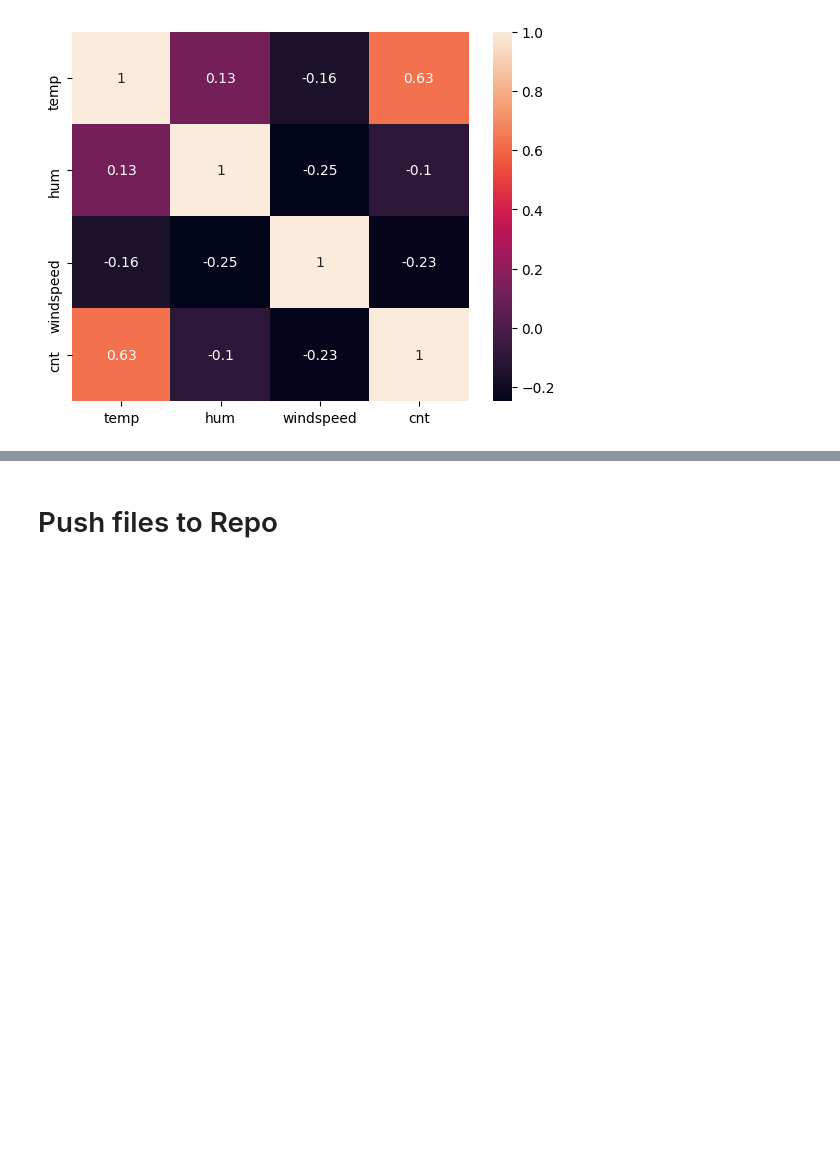
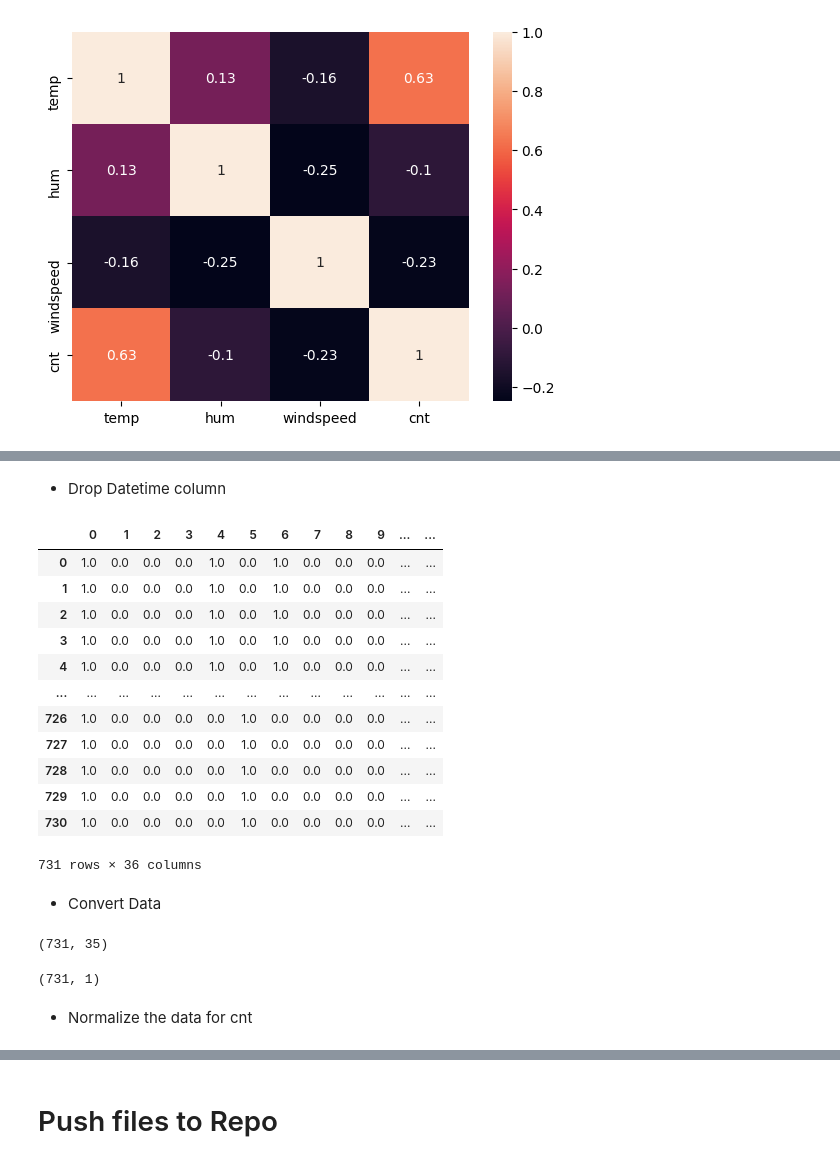
Before and after one commit to Xh3ni/BikeSharingRental, a Jupyter notebook: jupyter_notebooks/Visualize Dataset.ipynb, the cells around one changed output, grey strips where cells are left out. Drawn from its saved outputs; the diff is of its cells as text; code cells hidden in the pictures; blank space fills up the shorter version.

```diff
--- a/jupyter_notebooks/Visualize Dataset.ipynb
+++ b/jupyter_notebooks/Visualize Dataset.ipynb
@@ -275,0 +362,22 @@ sns.heatmap(X_numerical.corr(), annot =True)
+# %% [markdown]
+* Drop Datetime column
+# %%
+X_all = X_all.drop('dteday', axis = 1)
+# %%
+X_all
+# %% [output]
+|  | 0 | 1 | 2 | 3 | 4 | 5 | 6 | 7 | 8 | 9 | ... | ... |
+| 0 | 1.0 | 0.0 | 0.0 | 0.0 | 1.0 | 0.0 | 1.0 | 0.0 | 0.0 | 0.0 | ... | ... |
+| 1 | 1.0 | 0.0 | 0.0 | 0.0 | 1.0 | 0.0 | 1.0 | 0.0 | 0.0 | 0.0 | ... | ... |
+| 2 | 1.0 | 0.0 | 0.0 | 0.0 | 1.0 | 0.0 | 1.0 | 0.0 | 0.0 | 0.0 | ... | ... |
+| 3 | 1.0 | 0.0 | 0.0 | 0.0 | 1.0 | 0.0 | 1.0 | 0.0 | 0.0 | 0.0 | ... | ... |
+| 4 | 1.0 | 0.0 | 0.0 | 0.0 | 1.0 | 0.0 | 1.0 | 0.0 | 0.0 | 0.0 | ... | ... |
+| ... | ... | ... | ... | ... | ... | ... | ... | ... | ... | ... | ... | ... |
+| 726 | 1.0 | 0.0 | 0.0 | 0.0 | 0.0 | 1.0 | 0.0 | 0.0 | 0.0 | 0.0 | ... | ... |
+| 727 | 1.0 | 0.0 | 0.0 | 0.0 | 0.0 | 1.0 | 0.0 | 0.0 | 0.0 | 0.0 | ... | ... |
+| 728 | 1.0 | 0.0 | 0.0 | 0.0 | 0.0 | 1.0 | 0.0 | 0.0 | 0.0 | 0.0 | ... | ... |
+| 729 | 1.0 | 0.0 | 0.0 | 0.0 | 0.0 | 1.0 | 0.0 | 0.0 | 0.0 | 0.0 | ... | ... |
+| 730 | 1.0 | 0.0 | 0.0 | 0.0 | 0.0 | 1.0 | 0.0 | 0.0 | 0.0 | 0.0 | ... | ... |
+731 rows × 36 columns
+# %% [markdown]
+* Convert Data
@@ -275,0 +387,10 @@ sns.heatmap(X_numerical.corr(), annot =True)
+# %%
+X.shape
+# %% [output]
+(731, 35)
+# %%
+y.shape
+# %% [output]
+(731, 1)
+# %% [markdown]
+* Normalize the data for cnt
```
Also changed, not shown: parts of 20 cells of this notebook.
